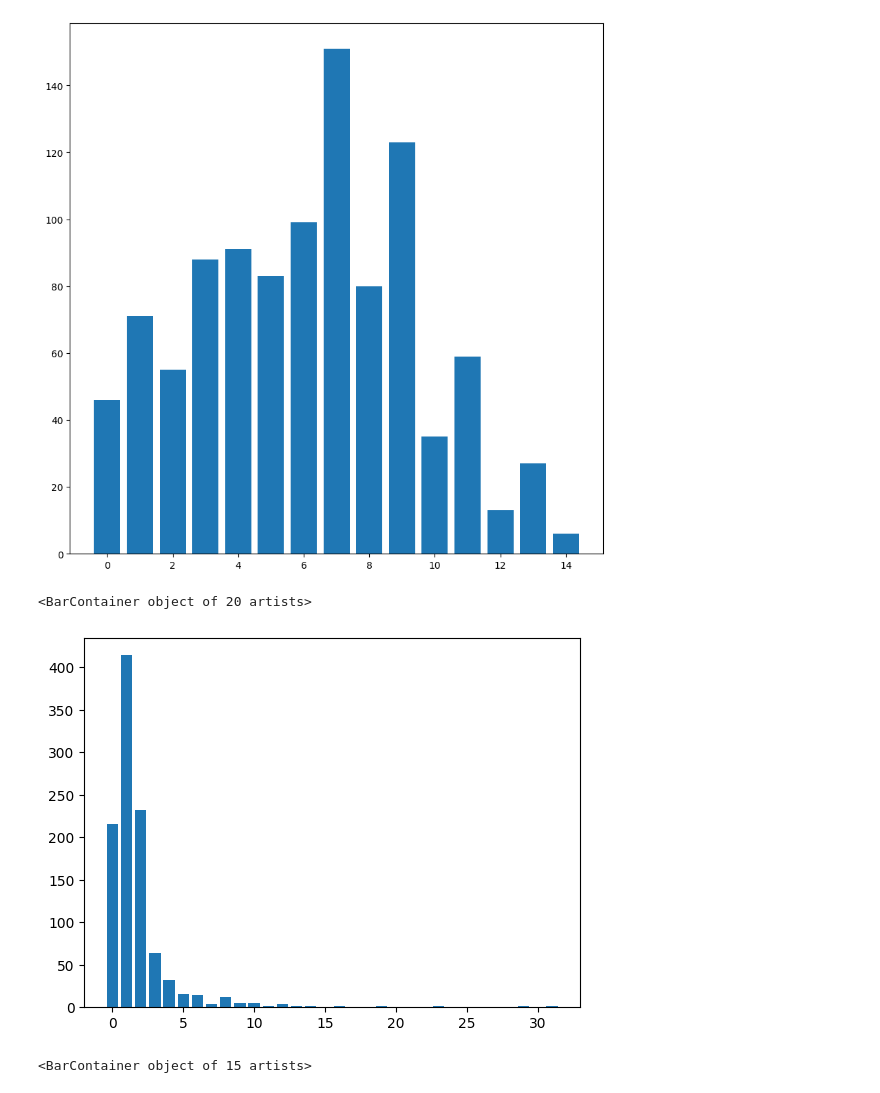
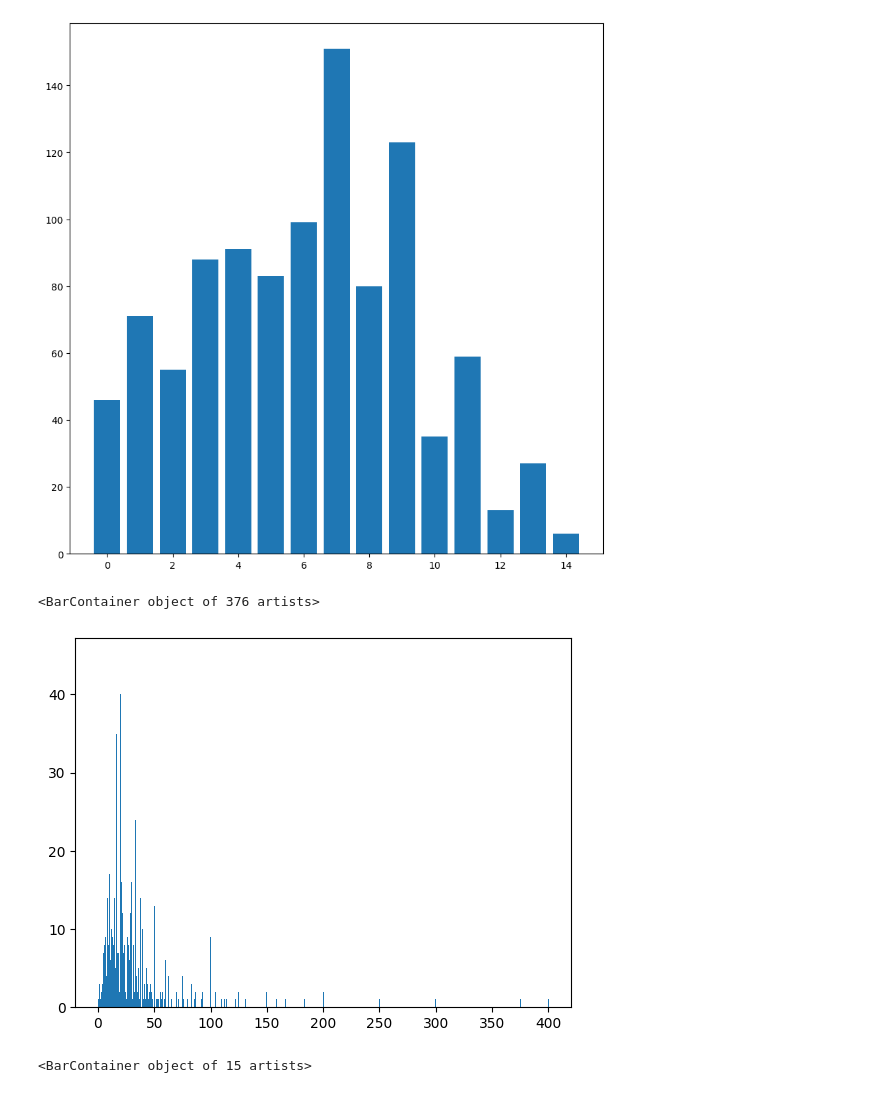
Before and after one commit to mTrujillf/inferencia, a Jupyter notebook: inferencia3.ipynb, the cells around one changed output. Drawn from its saved outputs; the diff is of its cells as text; code cells hidden in the pictures.

```diff
--- a/inferencia3.ipynb
+++ b/inferencia3.ipynb
@@ -381,13 +408,13 @@ plt.bar(x,y)
 <BarContainer object of 15 artists>
 [figure]
 # %%
-y = df_nula['grupo_ganancia_hora'].value_counts()
+y = df_nula['ganancia_hora'].value_counts()
 x = y.keys()
 y = y.values
 plt.bar(x,y)
 # %% [output]
-<BarContainer object of 20 artists>
+<BarContainer object of 376 artists>
-[figure, old version]
+[figure, new version]
 # %%
 y = df_basica['grupo_horas'].value_counts()
 x = y.keys()
```
Also changed, not shown: parts of 28 cells of this notebook.
